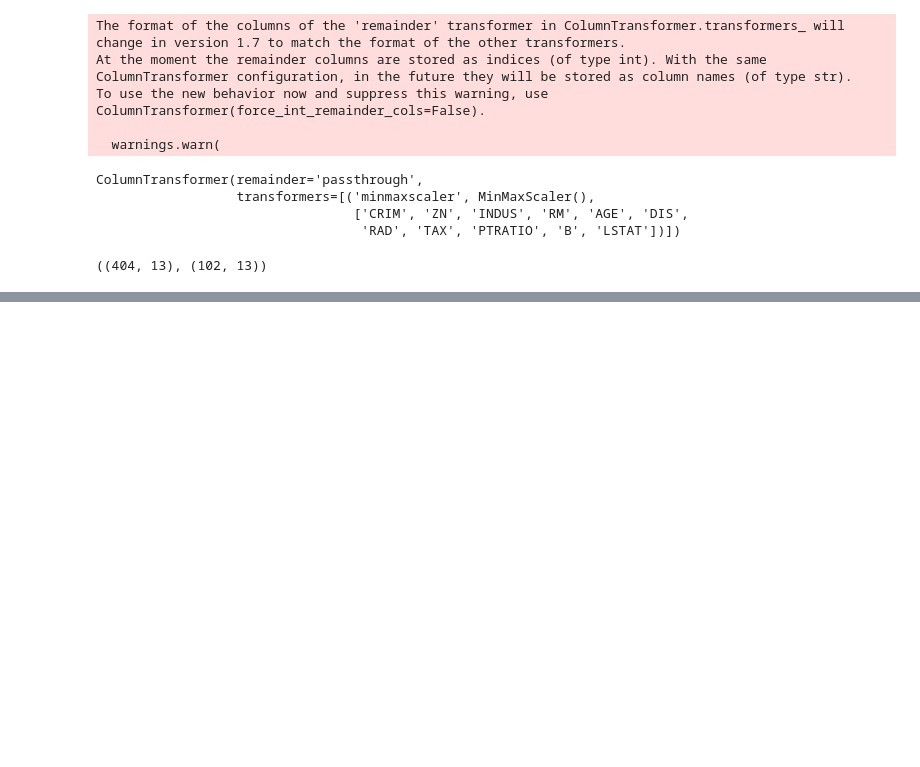
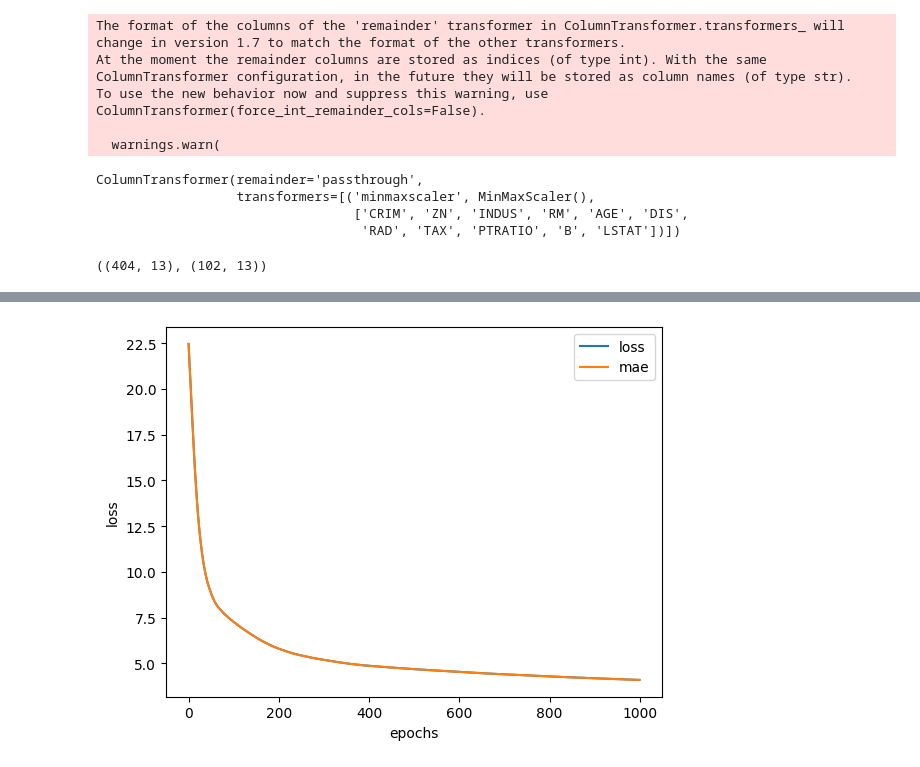
Before and after one commit to HanyAbdelsalam/boston_housing, a Jupyter notebook: main.ipynb, the cells around one changed output, grey strips where cells are left out. Saved outputs shown, nothing was run; the diff lists cells and outputs as text; code cells hidden in the pictures; blank space fills up the shorter version.

Commit message:
Experiment several models to get best performer, finalize experiment.

```diff
--- a/main.ipynb
+++ b/main.ipynb
@@ -98,0 +110,13 @@ X_train_norm.shape, X_test_norm.shape
+# %%
+tf.random.set_seed(42)
+callback = tf.keras.callbacks.EarlyStopping(monitor='loss', patience=5)
+
+model_1 = tf.keras.Sequential([
+    tf.keras.layers.Dense(1)
+])
+
+model_1.compile(loss=tf.keras.losses.mae,
+                optimizer=tf.keras.optimizers.SGD(),
+                metrics=['mae'])
+
+history_1 = model_1.fit(X_train_norm, y_train, epochs=1000, callbacks=[callback])
@@ -98,0 +141,4 @@ X_train_norm.shape, X_test_norm.shape
+# %%
+pd.DataFrame(history_1.history).plot(xlabel='epochs', ylabel='loss');
+# %% [output]
+[figure, added]
```
Also changed, not shown: parts of 26 cells of this notebook.
